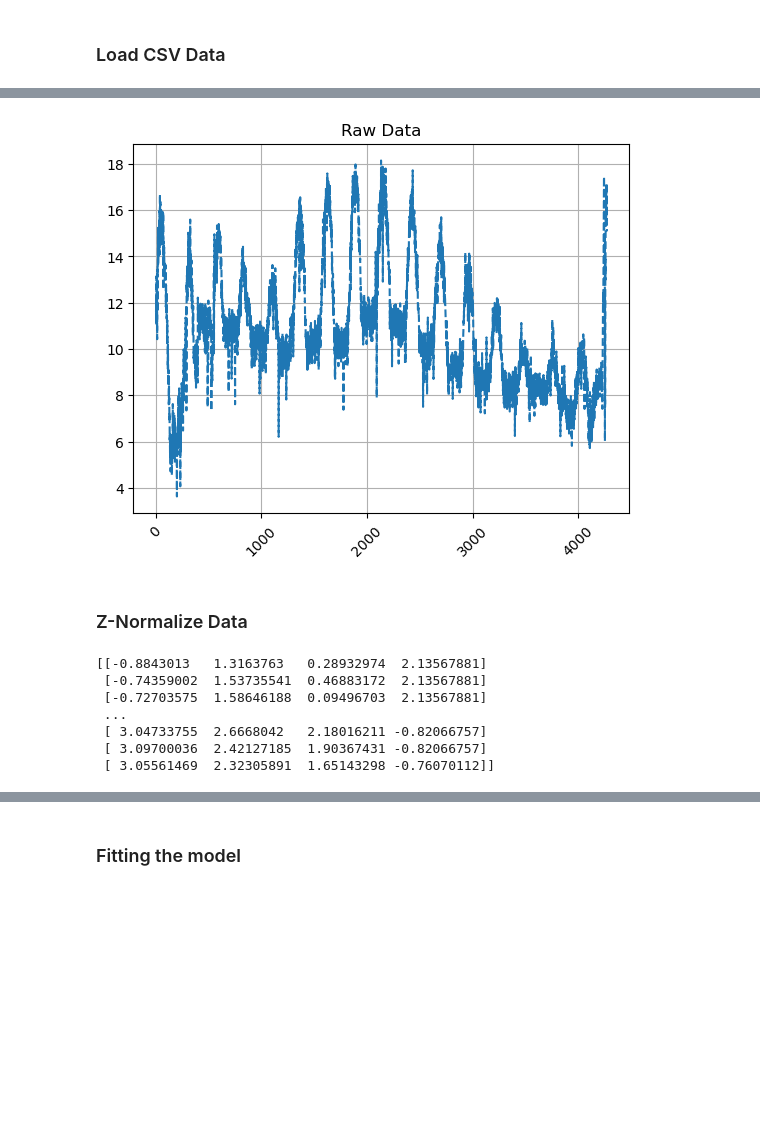
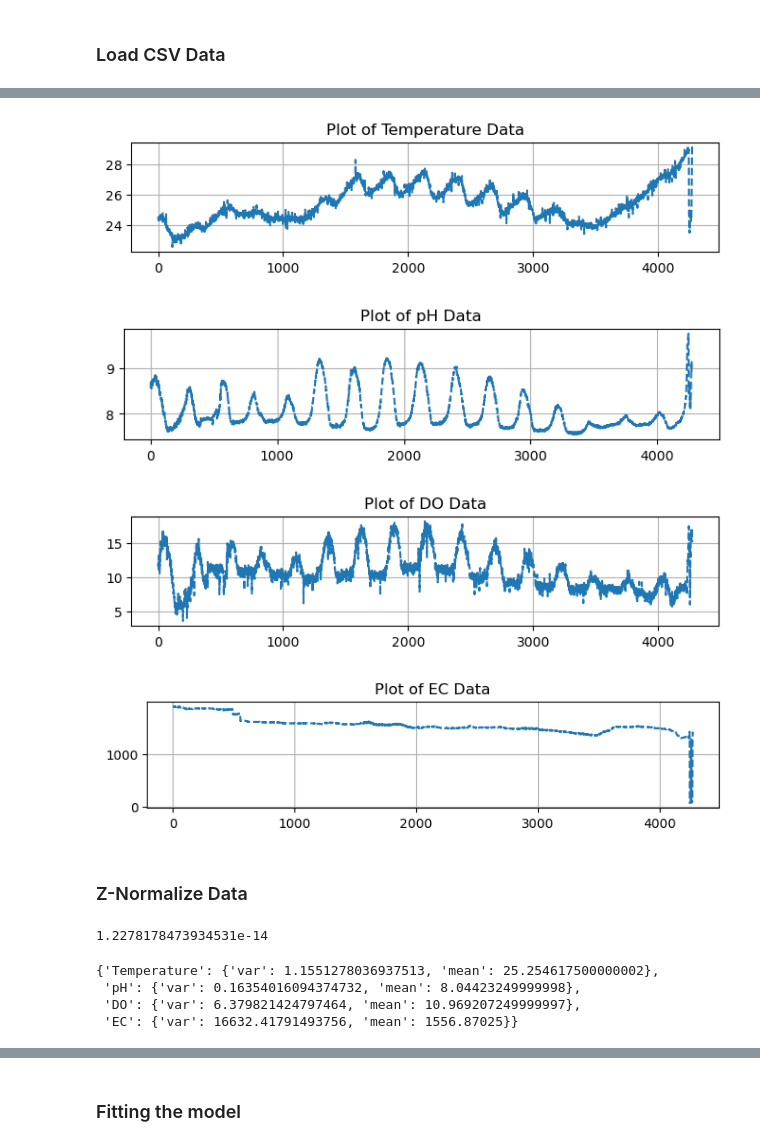
Before and after one commit to HonAnson/water_control_algorithm, a Jupyter notebook: multivariant_gauss_water_quality.ipynb, the cells around one changed output, grey strips where cells are left out. Saved outputs shown, nothing was run; the diff lists cells and outputs as text; code cells hidden in the pictures; blank space fills up the shorter version.

```diff
--- a/multivariant_gauss_water_quality.ipynb
+++ b/multivariant_gauss_water_quality.ipynb
@@ -21,18 +21,24 @@ print(data[0,:])
 # %%
 #Plot one of the data and have a look
-plt.figure()
-plt.title('Raw Data')
-plt.plot(np.transpose(data[:,0]), np.transpose(data[:,5]), linestyle='--')
-plt.xticks(rotation=45)
-plt.grid()
-plt.show()
+data_names = ["Temperature", "pH", "DO", "EC"]
+for i in range(len(data_names)):
+    plt.figure(figsize=(8, 1.5))
+    plt.title('Raw Data')
+    plt.plot(np.transpose(data[:,0]), np.transpose(data[:,i+3]), linestyle='--')
+    # plt.xticks(rotation=45)
+    plt.title("Plot of " + data_names[i] + " Data")
+    plt.grid()
+    plt.show()
 # %% [output]
-[figure, old version]
+[figure, new version]
+[figure, added]
+[figure, added]
+[figure, added]
 # %% [markdown]
 ### Z-Normalize Data
 # %%
 #first, we are only interested in water parameter datas, which are column 3 to 6
-water_data = data[:,3:7]
+water_data = data[0:4000,3:7]
 
 #define empty array for putting normalized water data
 water_data_norm = np.zeros(water_data.shape)
@@ -41,22 +47,36 @@ water_data_norm = np.zeros(water_data.shape)
 water_data_var = np.zeros(water_data.shape[1])
 water_data_mean = np.zeros(water_data.shape[1])
 
+
+data_names = ["Temperature", "pH", "DO", "EC"]
+z_normalizing_constant = {name : {} for name in data_names}
+
 #carryout normalization by each column
 for i in range(water_data.shape[1]):
-    #calculate mean and variance for each data column
+    # calculate mean and variance for each data column
     water_data_var[i] = np.var(water_data[:,i])
     water_data_mean[i] = np.mean(water_data[:,i])
+
+    # record mean and variance of water data
+    name = data_names[i]
+    z_normalizing_constant[name]['var'] = water_data_var[i]
+    z_normalizing_constant[name]['mean'] = water_data_mean[i]
+
     #conduct z-normalization by subtracting sample mean and divided by standard deviation
     water_data_norm[:,i] = (water_data[:,i] - water_data_mean[i]) / np.sqrt(water_data_var[i])
 
-print(water_data_norm)
+np.save('normalizing_constants', z_normalizing_constant)
+
+#now we can test our function with different
+print(np.mean(water_data_norm))   # very close to zero
 # %% [output]
-[[-0.8843013   1.3163763   0.28932974  2.13567881]
- [-0.74359002  1.53735541  0.46883172  2.13567881]
- [-0.72703575  1.58646188  0.09496703  2.13567881]
- ...
- [ 3.04733755  2.6668042   2.18016211 -0.82066757]
- [ 3.09700036  2.42127185  1.90367431 -0.82066757]
- [ 3.05561469  2.32305891  1.65143298 -0.76070112]]
+1.2278178473934531e-14
+# %%
+z_normalizing_constant
+# %% [output]
+{'Temperature': {'var': 1.1551278036937513, 'mean': 25.254617500000002},
+ 'pH': {'var': 0.16354016094374732, 'mean': 8.04423249999998},
+ 'DO': {'var': 6.379821424797464, 'mean': 10.969207249999997},
+ 'EC': {'var': 16632.41791493756, 'mean': 1556.87025}}
 # %%
 #Plot normalized data and have a look
```
Also changed, not shown: parts of 8 cells of this notebook, 5 other files.
